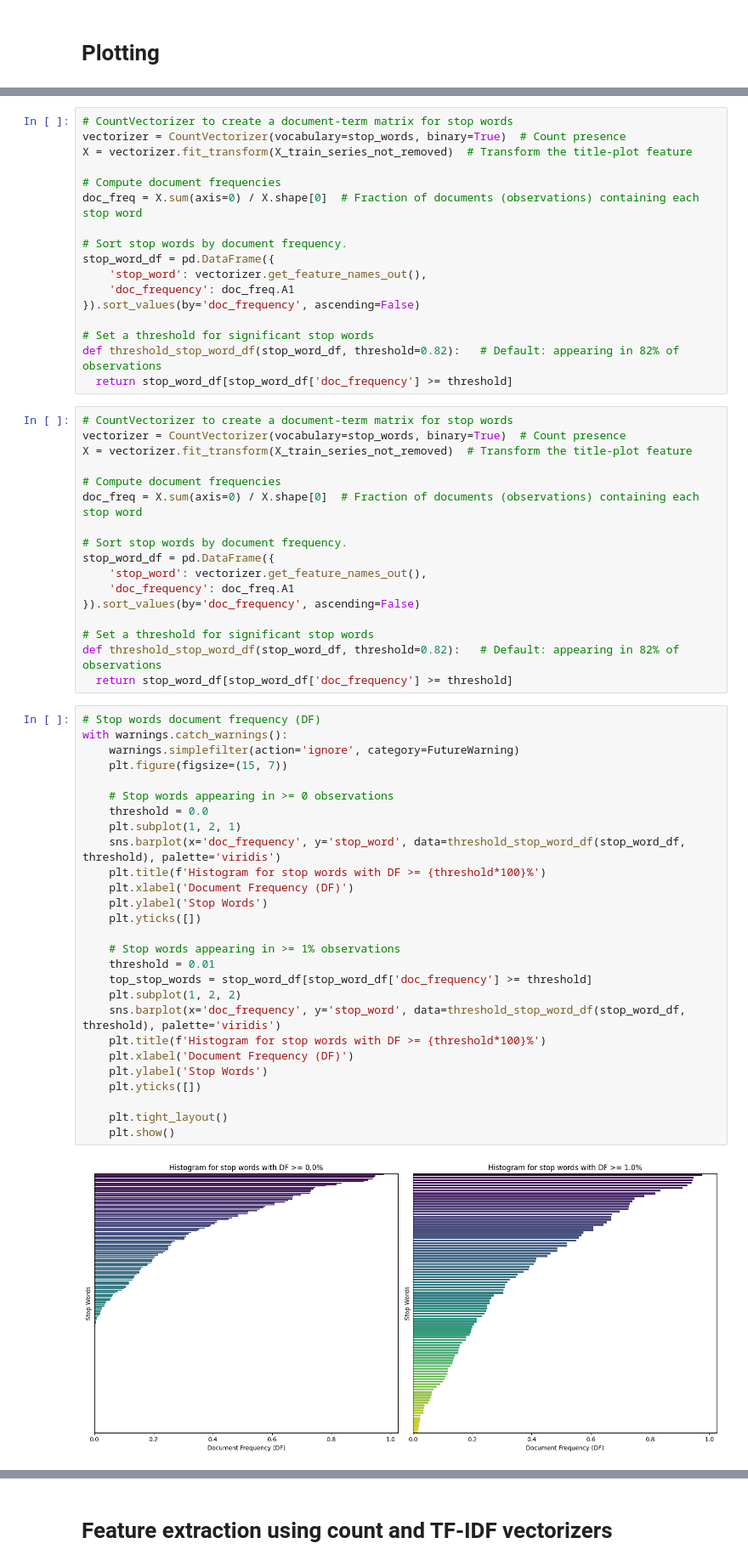
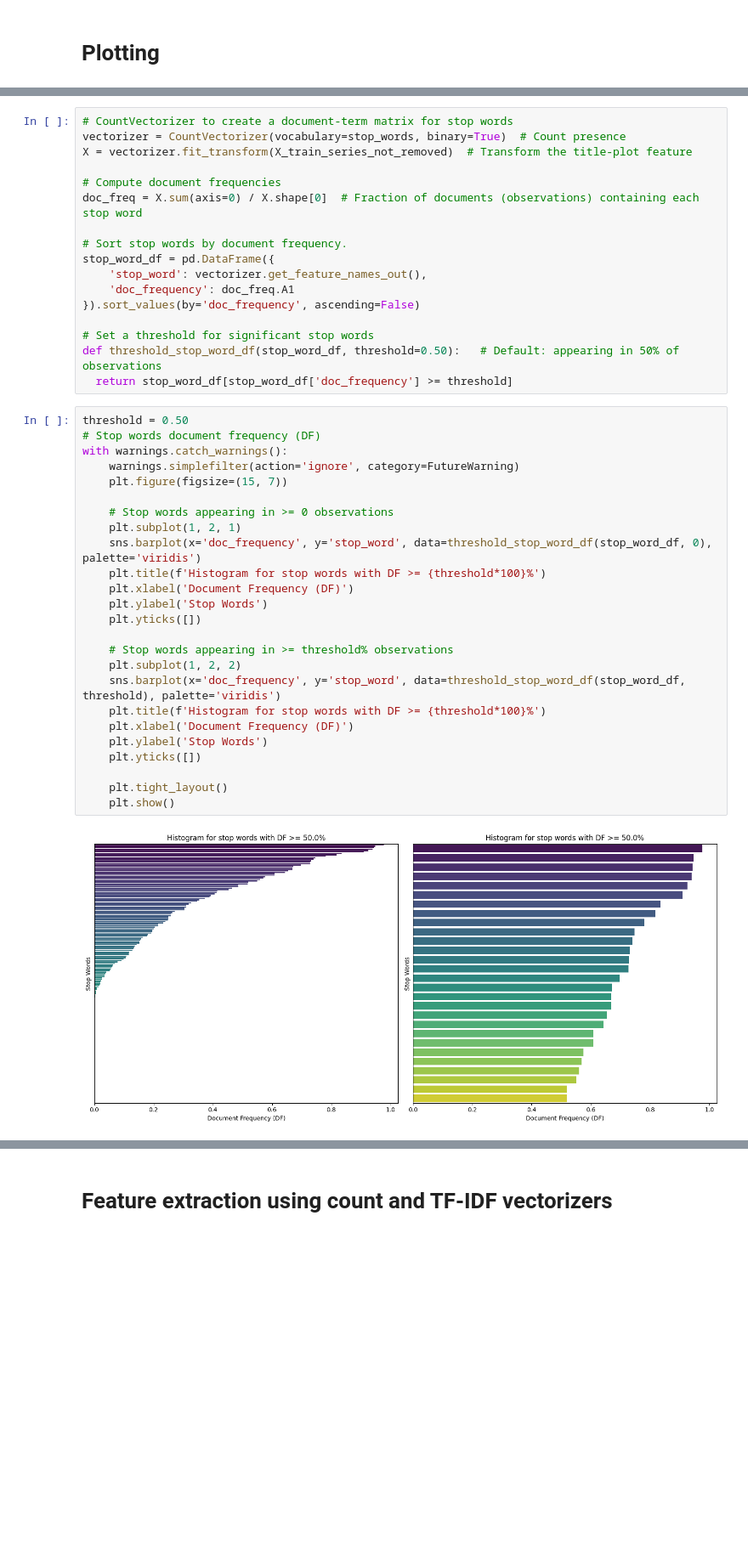
Before and after one commit to guilhermeleitao2002/Movie-Genre-Prediction, a Jupyter notebook: LN_models.ipynb, the cells around one changed output, grey strips where cells are left out. Shown at 85% size. Saved outputs shown, nothing was run; the diff lists cells and outputs as text; blank space fills up the shorter version.

Commit message:
DF plot fixing

```diff
--- a/LN_models.ipynb
+++ b/LN_models.ipynb
@@ -268,52 +268,33 @@ stop_word_df = pd.DataFrame({
 }).sort_values(by='doc_frequency', ascending=False)
 
 # Set a threshold for significant stop words
-def threshold_stop_word_df(stop_word_df, threshold=0.82):   # Default: appearing in 82% of observations
+def threshold_stop_word_df(stop_word_df, threshold=0.50):   # Default: appearing in 50% of observations
   return stop_word_df[stop_word_df['doc_frequency'] >= threshold]
-# %%
-# CountVectorizer to create a document-term matrix for stop words
-vectorizer = CountVectorizer(vocabulary=stop_words, binary=True)  # Count presence
-X = vectorizer.fit_transform(X_train_series_not_removed)  # Transform the title-plot feature
-
-# Compute document frequencies
-doc_freq = X.sum(axis=0) / X.shape[0]  # Fraction of documents (observations) containing each stop word
-
-# Sort stop words by document frequency.
-stop_word_df = pd.DataFrame({
-    'stop_word': vectorizer.get_feature_names_out(),
-    'doc_frequency': doc_freq.A1
-}).sort_values(by='doc_frequency', ascending=False)
-
-# Set a threshold for significant stop words
-def threshold_stop_word_df(stop_word_df, threshold=0.82):   # Default: appearing in 82% of observations
-  return stop_word_df[stop_word_df['doc_frequency'] >= threshold]
 # %%
+threshold = 0.50
 # Stop words document frequency (DF)
 with warnings.catch_warnings():
     warnings.simplefilter(action='ignore', category=FutureWarning)
     plt.figure(figsize=(15, 7))
 
     # Stop words appearing in >= 0 observations
-    threshold = 0.0
     plt.subplot(1, 2, 1)
-    sns.barplot(x='doc_frequency', y='stop_word', data=threshold_stop_word_df(stop_word_df, threshold), palette='viridis')
+    sns.barplot(x='doc_frequency', y='stop_word', data=threshold_stop_word_df(stop_word_df, 0), palette='viridis')
     plt.title(f'Histogram for stop words with DF >= {threshold*100}%')
     plt.xlabel('Document Frequency (DF)')
     plt.ylabel('Stop Words')
     plt.yticks([])
 
-    # Stop words appearing in >= 1% observations
-    threshold = 0.01
-    top_stop_words = stop_word_df[stop_word_df['doc_frequency'] >= threshold]
+    # Stop words appearing in >= threshold% observations
     plt.subplot(1, 2, 2)
     sns.barplot(x='doc_frequency', y='stop_word', data=threshold_stop_word_df(stop_word_df, threshold), palette='viridis')
     plt.title(f'Histogram for stop words with DF >= {threshold*100}%')
     plt.xlabel('Document Frequency (DF)')
     plt.ylabel('Stop Words')
     plt.yticks([])
 
     plt.tight_layout()
     plt.show()
 # %% [output]
-[figure, old version]
+[figure, new version]
 # %%
```
Also changed, not shown: parts of 1 cell of this notebook.
